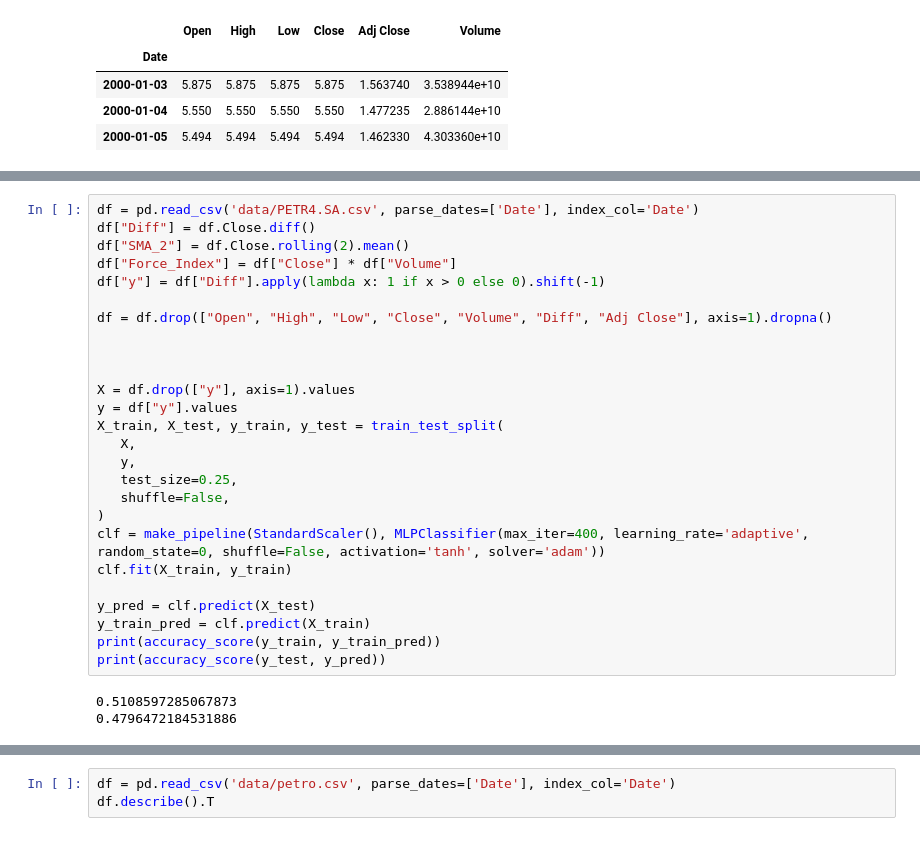
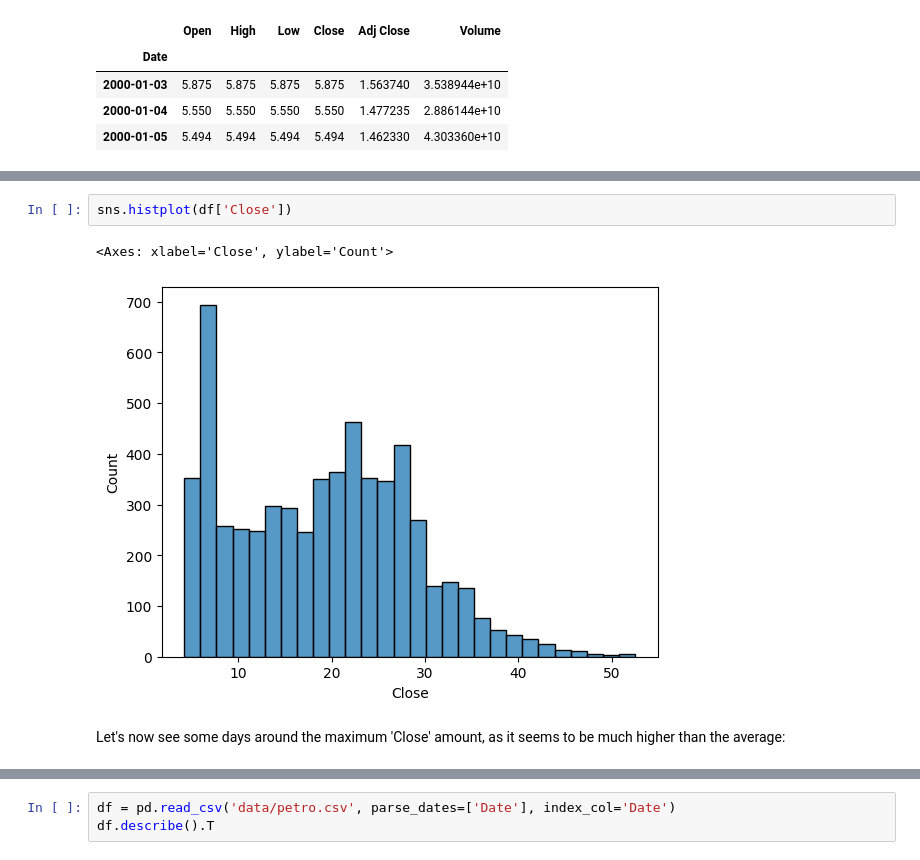
Before and after one commit to up841068/petropredict, a Jupyter notebook: PBR_predictive_model/notebooks/predictions.ipynb, the cells around one changed output, grey strips where cells are left out. Cells and saved outputs as stored; diff of their text form.

```diff
--- a/PBR_predictive_model/notebooks/predictions.ipynb
+++ b/PBR_predictive_model/notebooks/predictions.ipynb
@@ -41,29 +72,7 @@ Text(0, 0.5, 'Close (BRL)')
-# %%
-df = pd.read_csv('data/PETR4.SA.csv', parse_dates=['Date'], index_col='Date')
-df["Diff"] = df.Close.diff()
-df["SMA_2"] = df.Close.rolling(2).mean()
-df["Force_Index"] = df["Close"] * df["Volume"]
-df["y"] = df["Diff"].apply(lambda x: 1 if x > 0 else 0).shift(-1)
-
-df = df.drop(["Open", "High", "Low", "Close", "Volume", "Diff", "Adj Close"], axis=1).dropna()
-
-
-
-X = df.drop(["y"], axis=1).values
-y = df["y"].values
-X_train, X_test, y_train, y_test = train_test_split(
-   X,
-   y,
-   test_size=0.25,
-   shuffle=False,
-)
-clf = make_pipeline(StandardScaler(), MLPClassifier(max_iter=400, learning_rate='adaptive', random_state=0, shuffle=False, activation='tanh', solver='adam'))
-clf.fit(X_train, y_train)
-
-y_pred = clf.predict(X_test)
-y_train_pred = clf.predict(X_train)
-print(accuracy_score(y_train, y_train_pred))
-print(accuracy_score(y_test, y_pred))
-# %% [output]
-0.5108597285067873
-0.4796472184531886
+# %%
+sns.histplot(df['Close'])
+# %% [output]
+<Axes: xlabel='Close', ylabel='Count'>
+[figure, added]
+# %% [markdown]
+Let's now see some days around the maximum 'Close' amount, as it seems to be much higher than the average:
```
Also changed, not shown: parts of 15 cells of this notebook, 2 other files.
